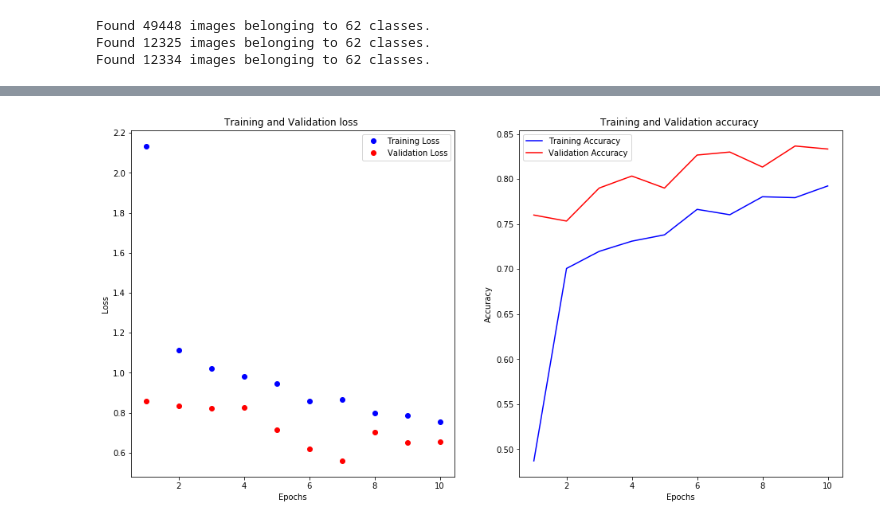
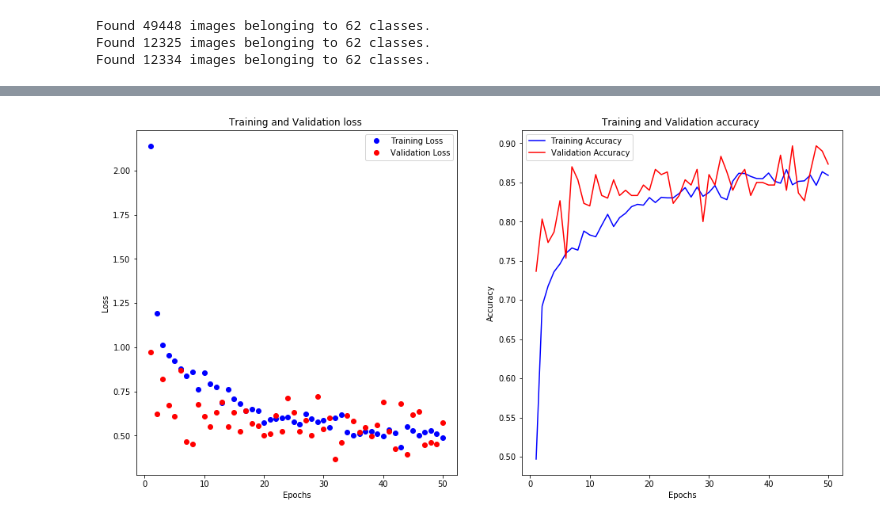
Before and after one commit to cheikhgwane/chars74k, a Jupyter notebook: Chars74K_Vgg16.ipynb, the cells around one changed output, grey strips where cells are left out. Saved outputs shown, nothing was run; the diff lists cells and outputs as text; code cells hidden in the pictures.

```diff
--- a/Chars74K_Vgg16.ipynb
+++ b/Chars74K_Vgg16.ipynb
@@ -10,7 +54,11 @@ import os
 import matplotlib.pyplot as plt
 import matplotlib.image as mpimg
 
-base_dir = "C:\\Users\\Cheikh\\Desktop\\projetChars74k\\dataset"
+base_dir = "/tmp/dataset"
+
+train = os.path.join(base_dir,"train")
+
+test  = os.path.join(base_dir,"test")
 
 # utils functions used to plot random image in dataset
 
@@ -38,8 +86,7 @@ def showFolderImageSample(base_folder, img_number=2):
     img = []
     for d in dir_names:
         for i in range(img_number):
-            img.append(os.path.join(d, os.listdir(
-                d)[randint(0, len(os.listdir(d)) - 1)]))
+            img.append(os.path.join(d, os.listdir(d)[randint(0, len(os.listdir(d)) - 1)]))
 
     for i, img_path in enumerate(img):
         # Set up subplot; subplot indices start at 1
@@ -69,7 +116,7 @@ def dirTotalFile(base):
     return fileNumber
 
 
-########################################################################
+###########################################boy li#############################
 
-showFolderImageSample(base_dir+"\\train",img_number=2)
+showFolderImageSample(train,img_number=2)
 # %% [output]
@@ -165,8 +212,7 @@ Non-trainable params: 14,714,688
 _________________________________________________________________
 # %%
 
-epochs = 10
-#optimizer=optimizers.RMSprop(lr=1e-5)
+epochs = 50
 network.compile(loss='categorical_crossentropy',
                 optimizer=optimizers.RMSprop(),
                 metrics=['acc'])
@@ -228 +274 @@ Epoch 10/10
-[figure, old version]
+[figure, new version]
```
Also changed, not shown: parts of 6 cells of this notebook, 2 other files.
